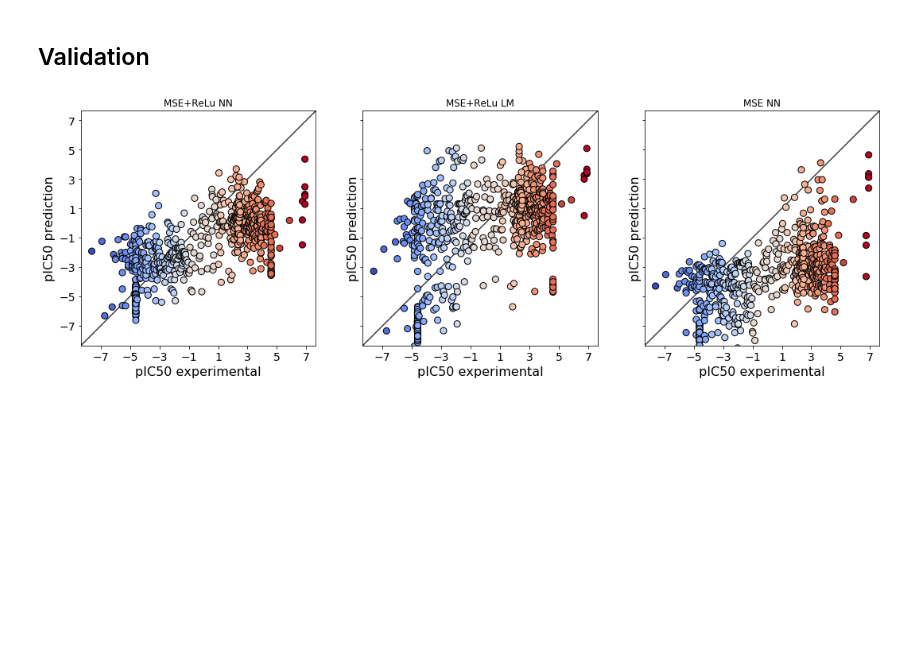
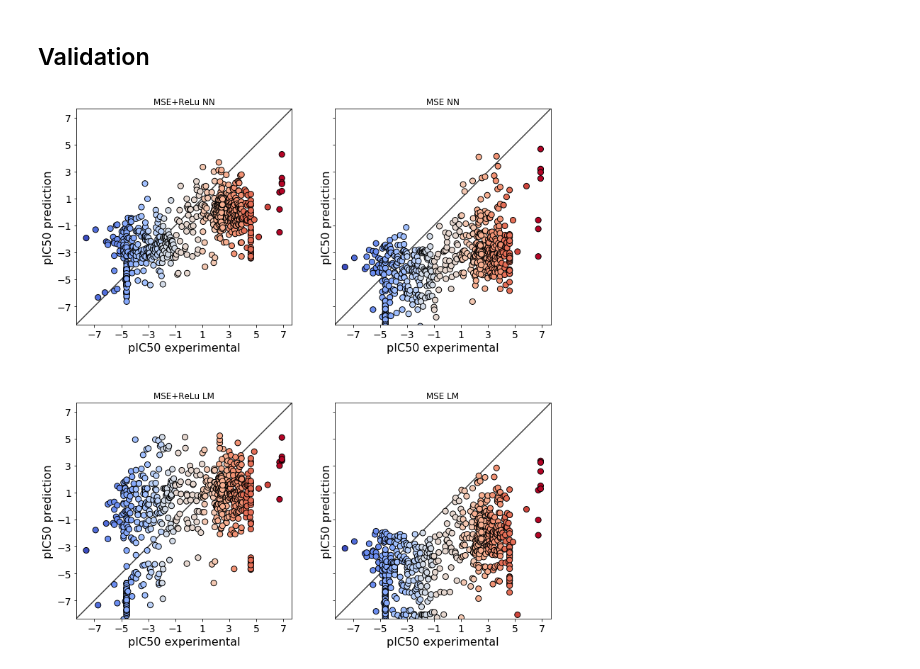
Before and after one commit to alejogiley/Novartis-Hackaton-7, a Jupyter notebook: Notebooks/Lee_NN.ipynb, the cells around one changed output. Saved outputs shown, nothing was run; the diff lists cells and outputs as text; code cells hidden in the pictures; blank space fills up the shorter version.

```diff
--- a/Notebooks/Lee_NN.ipynb
+++ b/Notebooks/Lee_NN.ipynb
@@ -736,11 +738,11 @@ y = y.astype('float64').to_numpy()
 x = validset.iloc[:,4:].copy()
 x = x.astype('float64').to_numpy()
 # %%
-plt.rcParams["figure.figsize"] = (18,6)    # plot size
+plt.rcParams["figure.figsize"] = (12,14)
 fig, axes = plt.subplots(2, 2, sharey=True)
 
 #-------------------------------------------------------------- PLOT 1
-ax = axes[0]
+ax = axes[0,0]
 
 c = y.astype(int)
 ax.scatter(y, network.predict(x),
@@ -773,7 +775,7 @@ ax.tick_params(axis='both', which='major', labelsize=14)
 ax.title.set_text('MSE+ReLu NN')
 
 #-------------------------------------------------------------- PLOT 2
-ax = axes[1]
+ax = axes[0,1]
 
 c = y.astype(int)
 ax.scatter(y, network2.predict(x),
@@ -806,7 +808,7 @@ ax.tick_params(axis='both', which='major', labelsize=14)
 ax.title.set_text('MSE NN')
 
 #-------------------------------------------------------------- PLOT 3
-ax = axes[2]
+ax = axes[1,0]
 
 c = y.astype(int)
 ax.scatter(y, shallow.predict(x),
@@ -839,38 +841,38 @@ ax.tick_params(axis='both', which='major', labelsize=14)
 ax.title.set_text('MSE+ReLu LM')
 
 #-------------------------------------------------------------- PLOT 4
-ax = axes[3]
+ax = axes[1,1]
 
 c = y.astype(int)
 ax.scatter(y, shallow2.predict(x),
            s=65, c=c, cmap=plt.cm.coolwarm,
            zorder=10, edgecolors='k')
 
 ax.set_xlabel("pIC50 experimental", fontsize=16)
 ax.set_ylabel("pIC50 prediction",   fontsize=16)
 
 lims = [
     np.min([ax.get_xlim(), ax.get_ylim()]),  # min of both axes
     np.max([ax.get_xlim(), ax.get_ylim()]),  # max of both axes
 ]
 
 # now plot both limits against eachother
 ax.plot(lims, lims, 'k-', alpha=0.75, zorder=0)
 ax.set_aspect('equal')
 ax.set_xlim(lims)
 ax.set_ylim(lims)
 
 # integer limits
 ilims = [int(x+0.5) for x in lims]
 ax.set_xticks(np.arange(*ilims,2))
 ax.set_yticks(np.arange(*ilims,2))
 
 # We change the fontsize of minor ticks label
 ax.tick_params(axis='both', which='major', labelsize=14)
 ax.tick_params(axis='both', which='major', labelsize=14)
 
 ax.title.set_text('MSE LM')
 
 plt.show()
 # %% [output]
-[figure, old version]
+[figure, new version]
```
Also changed, not shown: parts of 14 cells of this notebook.
